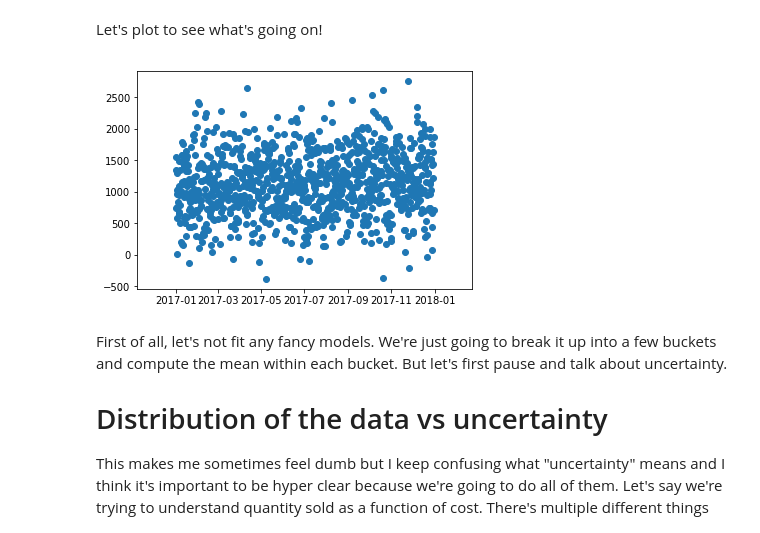
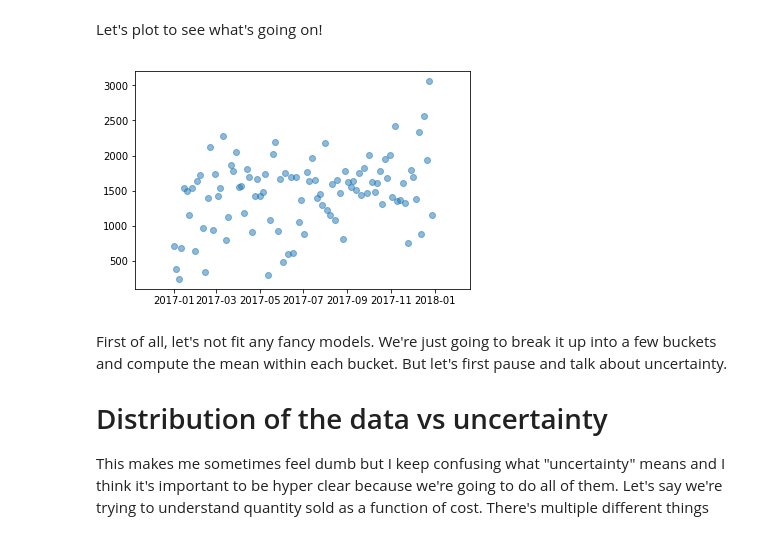
Before and after one commit to erikbern/uncertainty, a Jupyter notebook: notebook.ipynb, the cells around one changed output. Drawn from its saved outputs; the diff is of its cells as text; code cells hidden in the pictures.

```diff
--- a/notebook.ipynb
+++ b/notebook.ipynb
@@ -3,13 +3,13 @@ Let's generate some data!
 # %%
 import datetime, numpy, random, pandas
 
-def generate_time_series(k=300, m=1000, n=1000, start_date=datetime.date(2017, 1, 1)):
+def generate_time_series(k=700, m=1000, n=100, start_date=datetime.date(2017, 1, 1)):
     xs = numpy.linspace(0, 1, n, endpoint=False)
     ys = [k*x + m + random.gauss(0, 500) for x in xs]
     ts = [start_date + datetime.timedelta(x)*365 for x in xs]
     return pandas.DataFrame({'t': ts, 'y': ys})
 
-def generate_logistic_data(k=0.1, m=0.3, n=1000):
+def generate_logistic_data(k=0.1, m=0.3, n=100):
     from scipy.special import expit
     def bernoulli(z): return float(random.random() < z)
     xs = [random.gauss(0, 1) for _ in range(n)]
@@ -21,10 +21,10 @@ d = generate_time_series()
 Let's plot to see what's going on!
 # %%
 from matplotlib import pyplot
-pyplot.scatter(list(d['t']), d['y'])  # not sure why i have to convert it to a list?
+pyplot.scatter(list(d['t']), d['y'], alpha=0.5)  # not sure why i have to convert it to a list?
 pyplot.show()
 # %% [output]
-[figure, old version]
+[figure, new version]
 # %% [markdown]
 First of all, let's not fit any fancy models. We're just going to break it up into a few buckets and compute the mean within each bucket. But let's first pause and talk about uncertainty.
 
```
Also changed, not shown: parts of 17 cells of this notebook.
